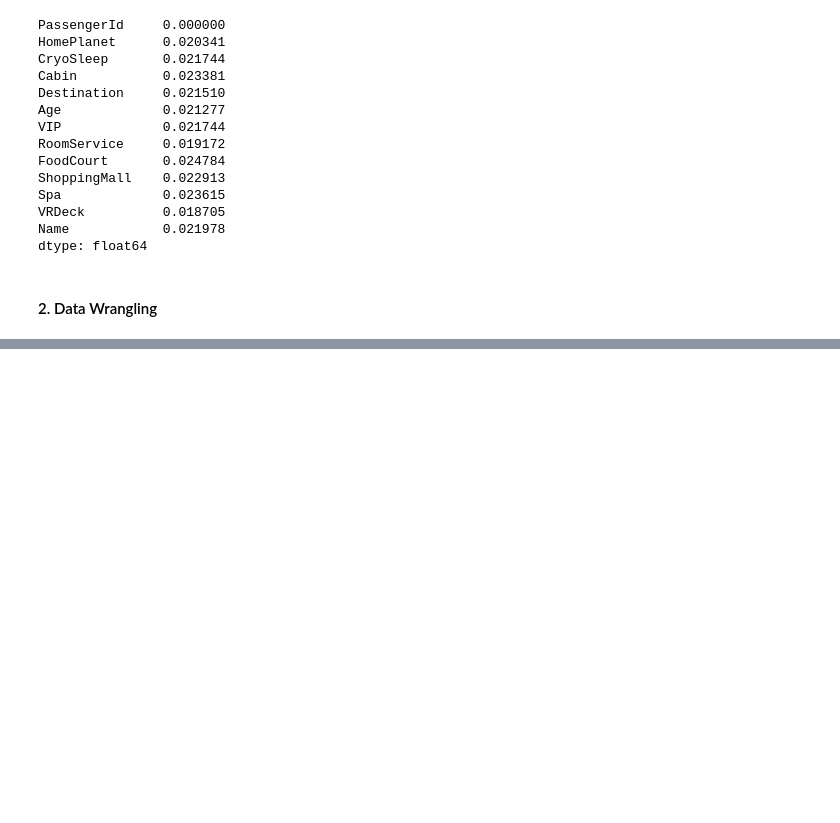
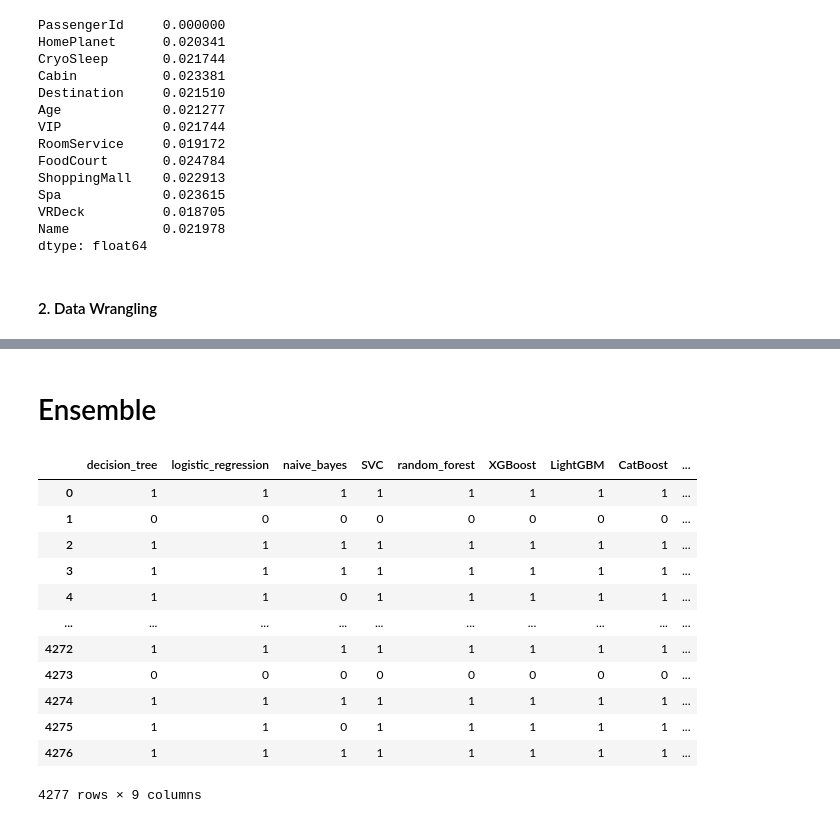
Before and after one commit to johnwslee/Spaceship_Titanic, a Jupyter notebook: spaceship_titanic.ipynb, the cells around one changed output, grey strips where cells are left out. Drawn from its saved outputs; the diff is of its cells as text; code cells hidden in the pictures; blank space fills up the shorter version.

```diff
--- a/spaceship_titanic.ipynb
+++ b/spaceship_titanic.ipynb
@@ -1012,3 +1011,25 @@ for name in models.keys():
     temp_df["Transported"] = predictions[name]
     temp_df = temp_df.loc[:, ["PassengerId", "Transported"]]
     temp_df.to_csv(f"spaceship_titanic_220403_{name}.csv", encoding='utf-8', index=False)
+# %% [markdown]
+# Ensemble
+# %%
+ensemble_pred = pd.DataFrame(prediction)
+ensemble_pred["ensemble"] = ensemble_pred.mean(axis=1)
+ensemble_pred.loc[ensemble_pred["ensemble"] >= 0.5, "ensemble"] = 1
+ensemble_pred.loc[ensemble_pred["ensemble"] < 0.5, "ensemble"] = 0
+ensemble_pred
+# %% [output]
+|  | decision_tree | logistic_regression | naive_bayes | SVC | random_forest | XGBoost | LightGBM | CatBoost | ... |
+| 0 | 1 | 1 | 1 | 1 | 1 | 1 | 1 | 1 | ... |
+| 1 | 0 | 0 | 0 | 0 | 0 | 0 | 0 | 0 | ... |
+| 2 | 1 | 1 | 1 | 1 | 1 | 1 | 1 | 1 | ... |
+| 3 | 1 | 1 | 1 | 1 | 1 | 1 | 1 | 1 | ... |
+| 4 | 1 | 1 | 0 | 1 | 1 | 1 | 1 | 1 | ... |
+| ... | ... | ... | ... | ... | ... | ... | ... | ... | ... |
+| 4272 | 1 | 1 | 1 | 1 | 1 | 1 | 1 | 1 | ... |
+| 4273 | 0 | 0 | 0 | 0 | 0 | 0 | 0 | 0 | ... |
+| 4274 | 1 | 1 | 1 | 1 | 1 | 1 | 1 | 1 | ... |
+| 4275 | 1 | 1 | 0 | 1 | 1 | 1 | 1 | 1 | ... |
+| 4276 | 1 | 1 | 1 | 1 | 1 | 1 | 1 | 1 | ... |
+4277 rows × 9 columns
```
Also changed, not shown: parts of 13 cells of this notebook.
